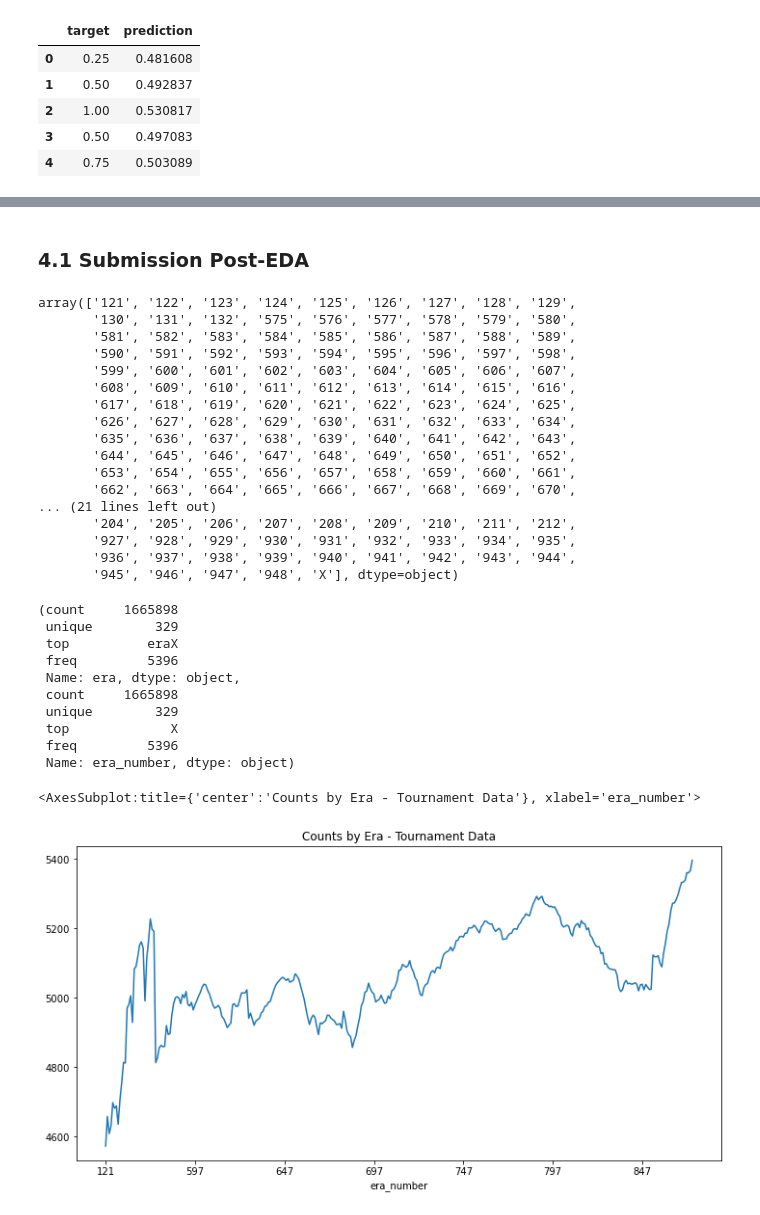
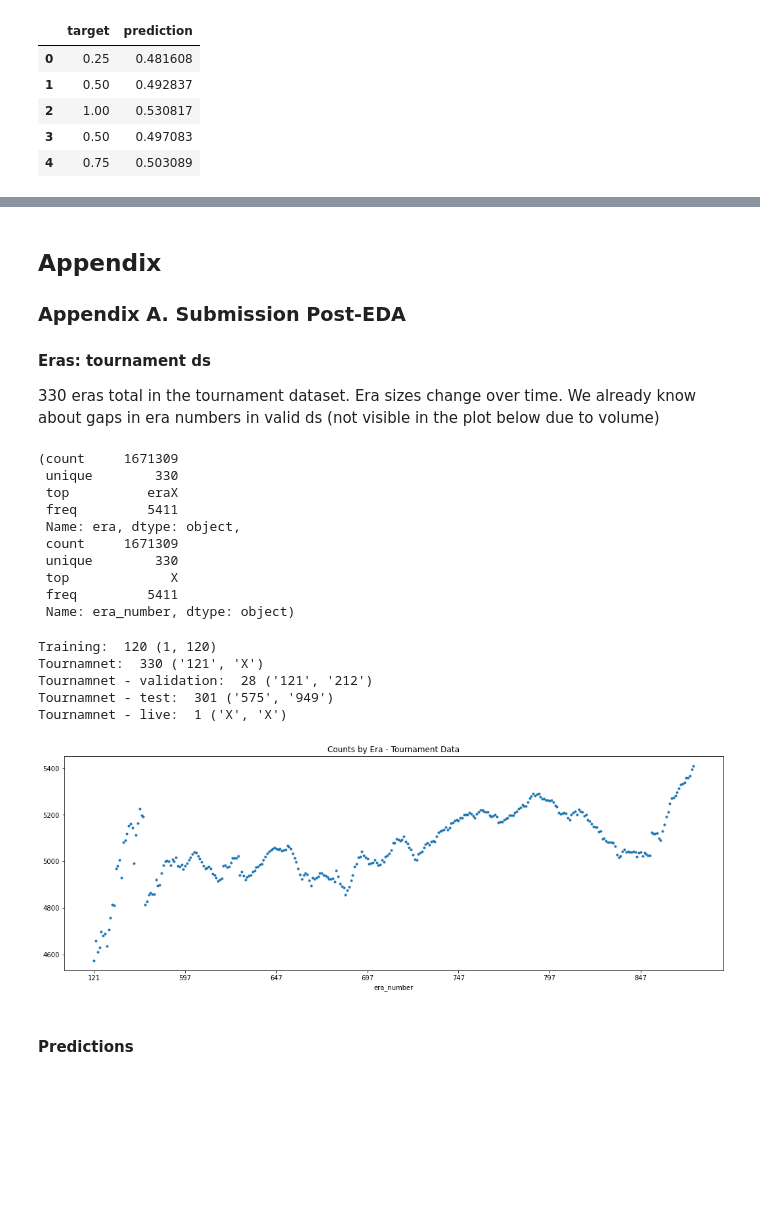
Before and after one commit to anyaconda/myNumerai, a Jupyter notebook: myNumerai_linear_starter.ipynb, the cells around one changed output, grey strips where cells are left out. Drawn from its saved outputs; the diff is of its cells as text; code cells hidden in the pictures; blank space fills up the shorter version.

Commit message:
Kaggle kernel. myNumerai starter: EDA, Linear model, Evaluate metrics. Same submission for round 255, model e6424243; validation correlation: 0.0161

```diff
--- a/myNumerai_linear_starter.ipynb
+++ b/myNumerai_linear_starter.ipynb
@@ -278,0 +280,3 @@ training_data.groupby('era_number')['id'].count().plot(title= "Counts by Era - T
+# %%
+tournament_data['era_number'] = tournament_data[tournament_data.data_type=='validation']['era'].str.slice(3).astype(int)
+tournament_data.groupby('era_number')['id'].count().plot(style=".", title= "Counts by Era - Validation Data", figsize=(12, 6));
@@ -501,44 +506,45 @@ Submission dataset completed time (in min).  Submission saved to csv. 33.4149293
-# %% [markdown]
-### 4.1 Submission Post-EDA
-# %%
-tournament_data['era'].str.slice(3).unique()
-# %% [output]
-array(['121', '122', '123', '124', '125', '126', '127', '128', '129',
-       '130', '131', '132', '575', '576', '577', '578', '579', '580',
-       '581', '582', '583', '584', '585', '586', '587', '588', '589',
-       '590', '591', '592', '593', '594', '595', '596', '597', '598',
-       '599', '600', '601', '602', '603', '604', '605', '606', '607',
-       '608', '609', '610', '611', '612', '613', '614', '615', '616',
-       '617', '618', '619', '620', '621', '622', '623', '624', '625',
-       '626', '627', '628', '629', '630', '631', '632', '633', '634',
-       '635', '636', '637', '638', '639', '640', '641', '642', '643',
-       '644', '645', '646', '647', '648', '649', '650', '651', '652',
-       '653', '654', '655', '656', '657', '658', '659', '660', '661',
-       '662', '663', '664', '665', '666', '667', '668', '669', '670',
-... (21 lines left out)
-       '204', '205', '206', '207', '208', '209', '210', '211', '212',
-       '927', '928', '929', '930', '931', '932', '933', '934', '935',
-       '936', '937', '938', '939', '940', '941', '942', '943', '944',
-       '945', '946', '947', '948', 'X'], dtype=object)
+# %% [markdown]
+## Appendix
+
+### Appendix A. Submission Post-EDA
+
+#### Eras: tournament ds
+330 eras total in the tournament dataset. Era sizes change over time. We already know about gaps in era numbers in valid ds (not visible in the plot below due to volume)
 # %%
 tournament_data['era_number'] = tournament_data['era'].str.slice(3) #.astype(int)
 tournament_data['era'].describe(), tournament_data['era_number'].describe()
 # %% [output]
-(count     1665898
- unique        329
+(count     1671309
+ unique        330
  top          eraX
- freq         5396
+ freq         5411
  Name: era, dtype: object,
- count     1665898
- unique        329
+ count     1671309
+ unique        330
  top             X
- freq         5396
+ freq         5411
  Name: era_number, dtype: object)
+# %%
+print("Training: ", training_data['era'].describe()[1], (training_data['era_number'].min(), training_data['era_number'].max()))
+print("Tournamnet: ", tournament_data['era'].describe()[1], (tournament_data['era_number'].min(), tournament_data['era_number'].max()))
+print("Tournamnet - validation: ", df_valid['era'].describe()[1], (tournament_data[tournament_data['data_type']=='validation']['era_number'].min(), tournament_data[tournament_data['data_type']=='validation']['era_number'].max()))
+
+df_tourn_test = tournament_data[tournament_data['data_type']=='test']
+df_tourn_live = tournament_data[tournament_data['data_type']=='live']
+print("Tournamnet - test: ", df_tourn_test['era'].describe()[1], (df_tourn_test['era_number'].min(), df_tourn_test['era_number'].max()))
+print("Tournamnet - live: ", df_tourn_live['era'].describe()[1], (df_tourn_live['era_number'].min(), df_tourn_live['era_number'].max()))
+# %% [output]
+Training:  120 (1, 120)
+Tournamnet:  330 ('121', 'X')
+Tournamnet - validation:  28 ('121', '212')
+Tournamnet - test:  301 ('575', '949')
+Tournamnet - live:  1 ('X', 'X')
 # %%
-tournament_data.groupby('era_number')['id'].count().plot(title= "Counts by Era - Tournament Data",  figsize=(12, 6))
+tournament_data.groupby('era_number')['id'].count().plot(style = ".", title= "Counts by Era - Tournament Data",  figsize=(18, 6));
 # %% [output]
-<AxesSubplot:title={'center':'Counts by Era - Tournament Data'}, xlabel='era_number'>
-[figure, old version]
+[figure, new version]
+# %% [markdown]
+#### Predictions
 # %%
 #plot histograms
 fig, ax = plt.subplots(1, 2)
```
Also changed, not shown: parts of 40 cells of this notebook.
